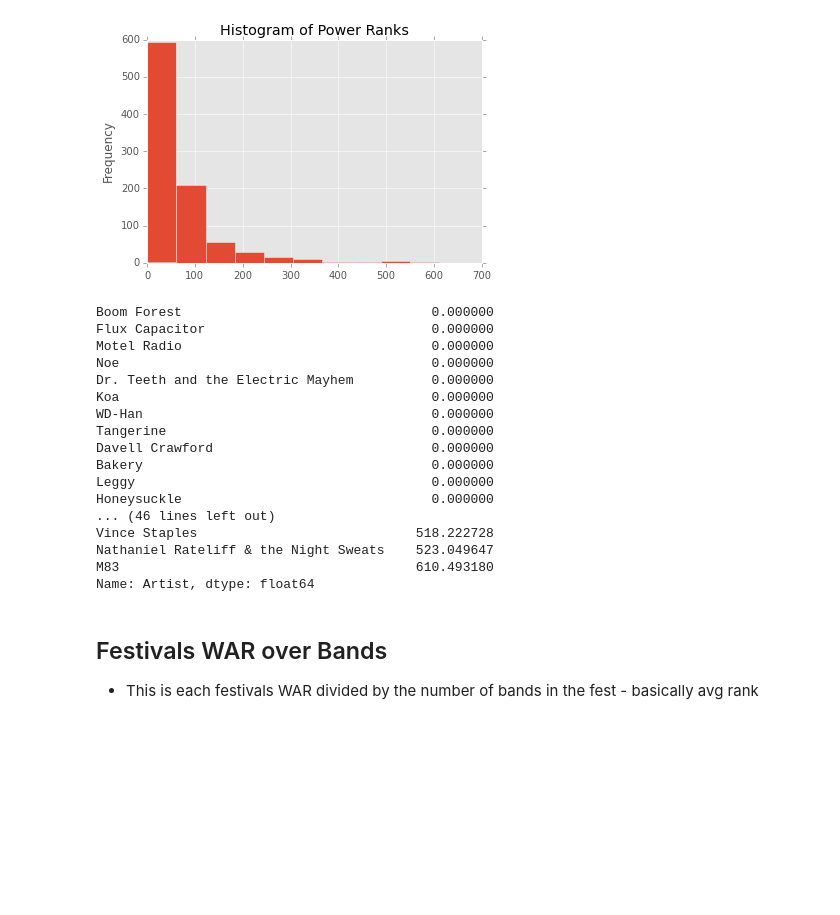
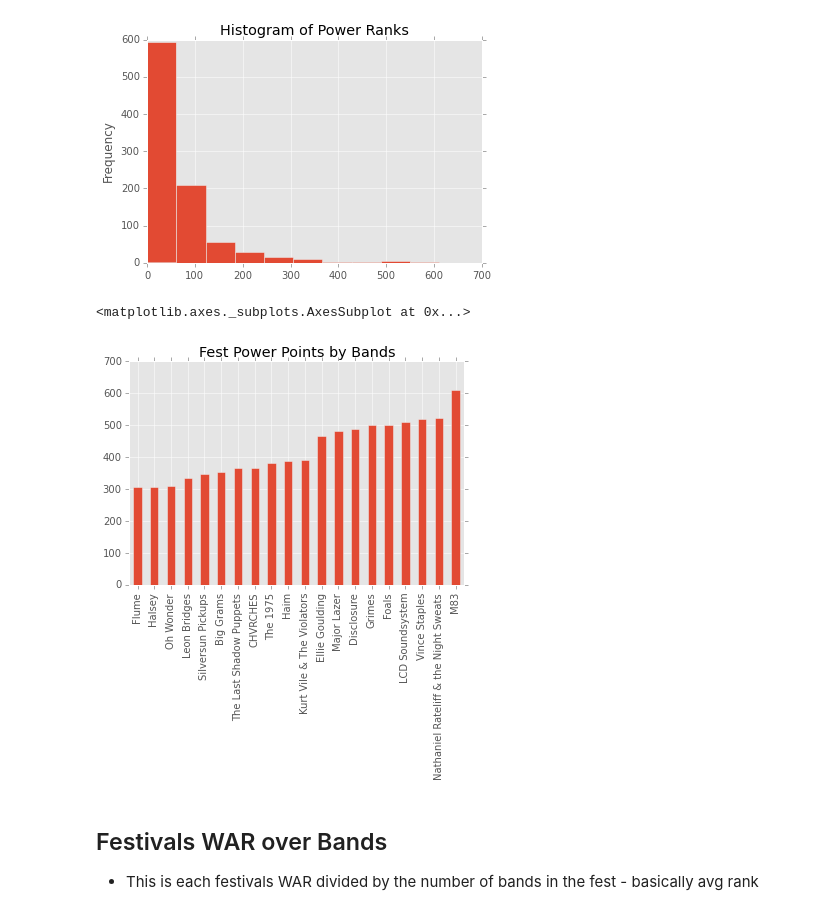
Before and after one commit to hunterowens/hunterowens.github.io, a Jupyter notebook: notebooks/new_power_ranks.ipynb, the cells around one changed output. Cells and saved outputs as stored; diff of their text form; code cells hidden in the pictures; blank space fills up the shorter version.

Commit message:
changing chart

```diff
--- a/notebooks/new_power_ranks.ipynb
+++ b/notebooks/new_power_ranks.ipynb
@@ -164,25 +164,10 @@ power_rank_df['Artist'].sort_values().plot(kind='hist', title="Histogram of Powe
 [figure]
 # %%
 # Top 10
-power_rank_df['Artist'].sort_values()
+power_rank_df['Artist'].sort_values().tail(20).plot(kind="bar", title="Fest Power Points by Bands")
 # %% [output]
-Boom Forest                                0.000000
-Flux Capacitor                             0.000000
-Motel Radio                                0.000000
-Noe                                        0.000000
-Dr. Teeth and the Electric Mayhem          0.000000
-Koa                                        0.000000
-WD-Han                                     0.000000
-Tangerine                                  0.000000
-Davell Crawford                            0.000000
-Bakery                                     0.000000
-Leggy                                      0.000000
-Honeysuckle                                0.000000
-... (46 lines left out)
-Vince Staples                            518.222728
-Nathaniel Rateliff & the Night Sweats    523.049647
-M83                                      610.493180
-Name: Artist, dtype: float64
+<matplotlib.axes._subplots.AxesSubplot at 0x...>
+[figure, added]
 # %% [markdown]
 ## Festivals WAR over Bands
 * This is each festivals WAR divided by the number of bands in the fest  - basically avg rank
```
